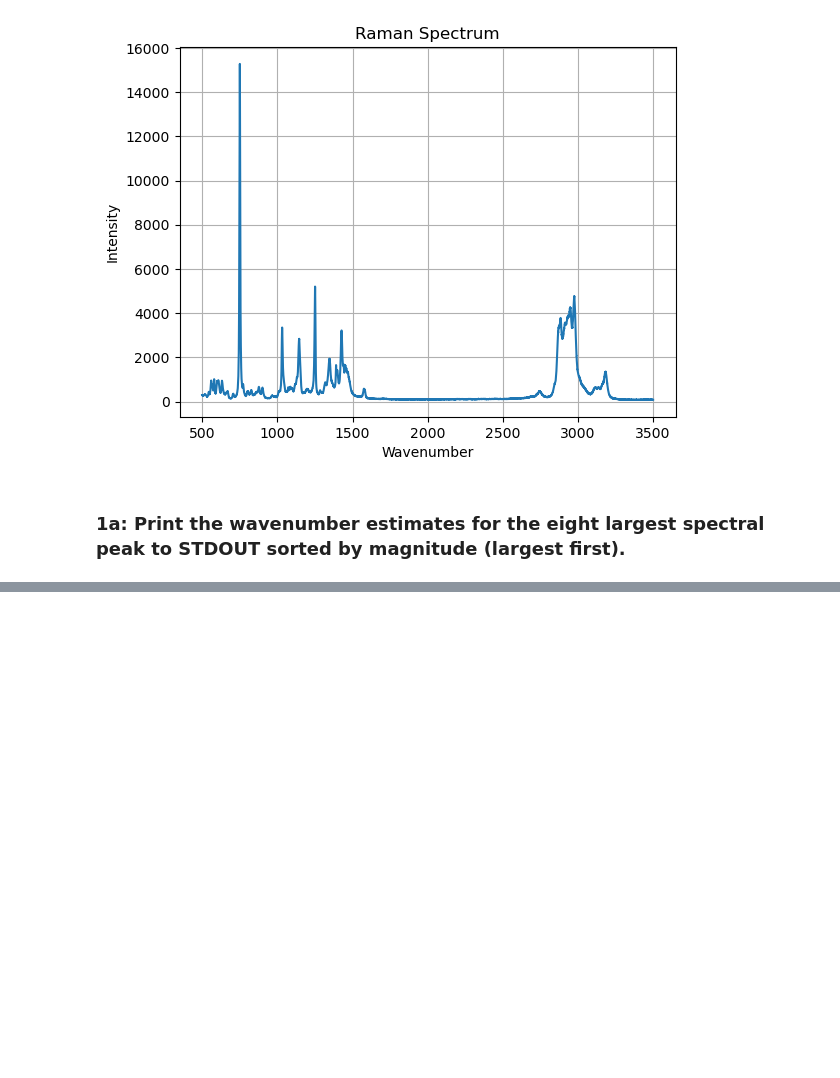
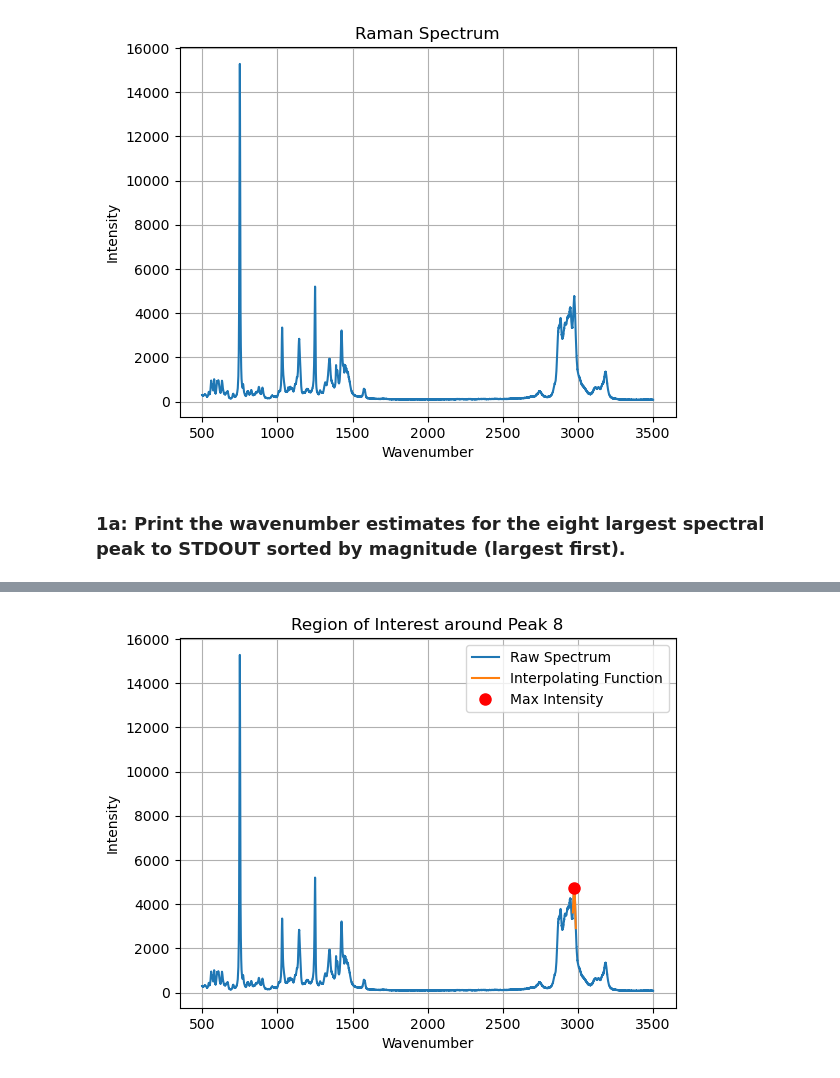
Before and after one commit to aryanbarik/EE-541-Deep-Learning, a Jupyter notebook: hw2/hw2p1.ipynb, the cells around one changed output, grey strips where cells are left out. Saved outputs shown, nothing was run; the diff lists cells and outputs as text; code cells hidden in the pictures; blank space fills up the shorter version.

```diff
--- a/hw2/hw2p1.ipynb
+++ b/hw2/hw2p1.ipynb
@@ -38,0 +36,16 @@ print(peaks)
+# %%
+peaks, _ = find_peaks(intensities, height = 3000)
+raw_peaks = []
+for i in peaks:
+    wavenumbers_val = wavenumbers[i]
+    intensities_val = intensities[i]
+    raw_peaks.append((wavenumbers_val, intensities_val))
+# %%
+# Sort the peak wavenumbers by magnitude in descending order
+raw_peaks.sort(key=lambda x: x[1], reverse=True)
+
+top_eight_peaks = []
+# Print top 8
+for i in range(8):
+    print(raw_peaks[i], file=sys.stdout)
+    top_eight_peaks.append(i)
@@ -38,0 +61,6 @@ print(peaks)
+# %%
+# Make splines for top 8
+for raw_peak in top_eight_peaks:
+    x
+    region_start = peak_wavenumber - n1
+    region_end = peak_wavenumber + n1
@@ -75,0 +184,13 @@ for peak_index in peaks:
+# %%
+plt.figure()
+plt.plot(wavenumbers, intensities, label='Raw Spectrum')
+plt.plot(region_wavenumbers, spline(region_wavenumbers), label='Interpolating Function')
+plt.plot(max_intensity_wavenumber, spline(max_intensity_wavenumber), 'ro', markersize=8, label='Max Intensity')
+plt.xlabel('Wavenumber')
+plt.ylabel('Intensity')
+plt.title(f'Region of Interest around Peak {i}')
+plt.legend()
+plt.grid(True)
+plt.show()
+# %% [output]
+[figure, added]
```
Also changed, not shown: parts of 9 cells of this notebook.
